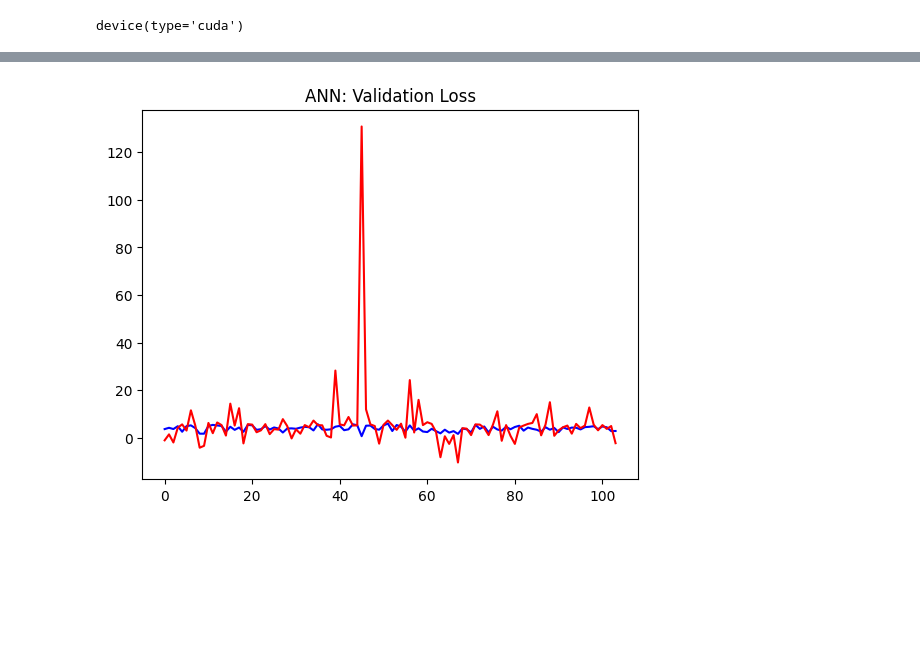
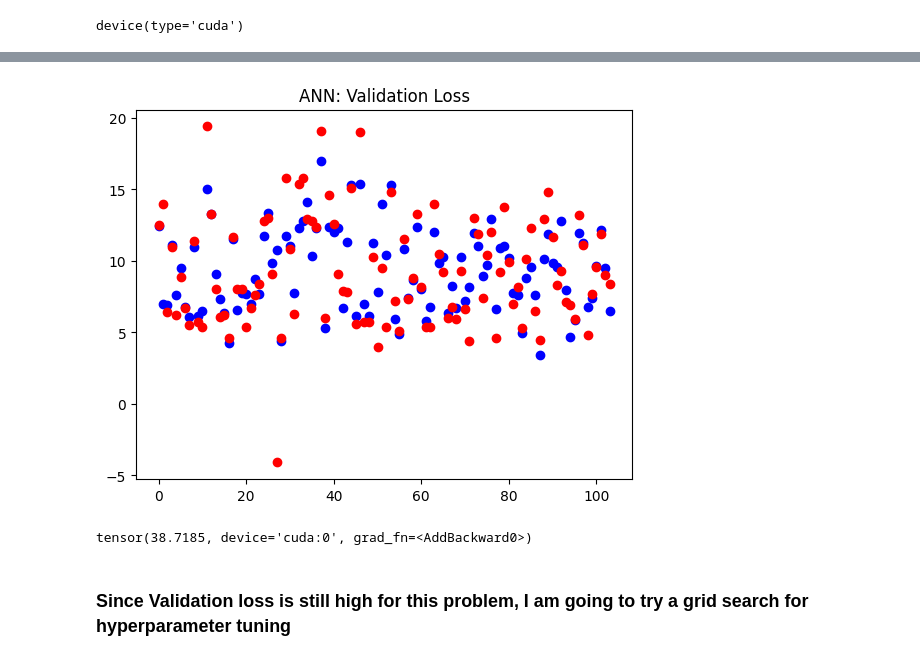
Before and after one commit to goyalharshit79/Mutual-Funds-EDA, a Jupyter notebook: mutual-funds.ipynb, the cells around one changed output, grey strips where cells are left out. Drawn from its saved outputs; the diff is of its cells as text; code cells hidden in the pictures; blank space fills up the shorter version.

```diff
--- a/mutual-funds.ipynb
+++ b/mutual-funds.ipynb
@@ -356,7 +356,7 @@ CreditModel(
 # %%
 #setting some of the other hyperparams
 iterations = 10000
-batch_size = 50
+batch_size = 100
 epochs = int(iterations/(int(train_features.shape[0])/batch_size))
 print(f"epochs: {epochs}")
 
@@ -391,8 +391,9 @@ for epoch in range(epochs):
         # Forward propagation
         y_hat_train = model(train_feature)
 
-        # Calculate softmax and cross entropy loss
-        loss = error(y_hat_train, ground_truth_train)
+        # Calculate loss
+        weight = 0.4  # Relative weight for the first output
+        loss = weight * error(y_hat_train[:,0], ground_truth_train[:,0]) + (1. - weight) * error(y_hat_train[:,1], ground_truth_train[:,1])
 
         # Calculate gradients
         loss.backward()
@@ -404,16 +405,6 @@ for epoch in range(epochs):
 
         #for every 100 epochs, we will calculate the validation accuracy
         if count % 100 == 0:
-
-#             for val_feature, val_target in val_loader:
-
-#                 val_feature, val_target = val_feature.to(device), val_target.to(device)
-
-            #forward Prop
-#             y_hat_val = model(val_feature)
-
-            #calculating validation loss
-#             loss_val = error(y_hat_val, val_target)
             pev = 1.0 - (torch.var(ground_truth_train - y_hat_train) / torch.var(ground_truth_train))
 
             loss_list.append(loss.data)
@@ -465,24 +456,29 @@ plt.show()
 #checking on validation set
 for val_feature, ground_truth_val in val_loader:
     val_feature, ground_truth_val = val_feature.to(device), ground_truth_val.to(device)
-    y_hat_val = model(val_feature)
-    loss_val = error(y_hat_val, ground_truth_val)
-#     print(loss_val)
+    y_hat_val = model(val_feature) #calculating the outputs for validation set
+    weight = 0.3  # Relative weight for the first output
+    loss_val = weight * error(y_hat_val[:,0], ground_truth_val[:,0]) + (1. - weight) * error(y_hat_val[:,1], ground_truth_val[:,1])
 # %%
-#tconverting into tensors to be able to plot
-y_hat_tensor = torch.tensor(y_hat_val.data, dtype=torch.float32)
-# pev_tensor = torch.tensor(pev_list, dtype=torch.float32)
-# iteration_tensor = torch.tensor(iterations, dtype = torch.float32)
-# visualization loss
-# print(y_hat_tensor.cpu())
-yhat_val = y_hat_tensor.cpu().numpy()
-ground_truth = ground_truth_val.cpu().numpy()
-# print(yhat_val[:,0])
-plt.plot(yhat_val[:,0], color = "blue")
-plt.plot(ground_truth[:,0], color = "red")
+#converting into tensors to be able to plot
+y_hat_val_ = torch.tensor(y_hat_val.data, dtype=torch.float32).cpu().numpy()
+# yhat_val = y_hat_tensor.cpu().numpy()
+ground_truth_val_ = ground_truth_val.cpu().numpy()
+
+
+plt.scatter(range(len(y_hat_val)), y_hat_val_[:,1], color = "blue")
+plt.scatter(range(len(ground_truth_val_)), ground_truth_val_[:,1], color = "red")
+# plt.plot(ground_truth, color = "red")
 # plt.xlabel("Number of iteration")
 # plt.ylabel("Training Loss")
 plt.title("ANN: Validation Loss")
 plt.show()
 # %% [output]
-[figure, old version]
+[figure, new version]
+# %%
+#validation loss
+loss_val
+# %% [output]
+tensor(38.7185, device='cuda:0', grad_fn=<AddBackward0>)
+# %% [markdown]
+### Since Validation loss is still high for this problem, I am going to try a grid search for hyperparameter tuning
```
Also changed, not shown: parts of 36 cells of this notebook.
